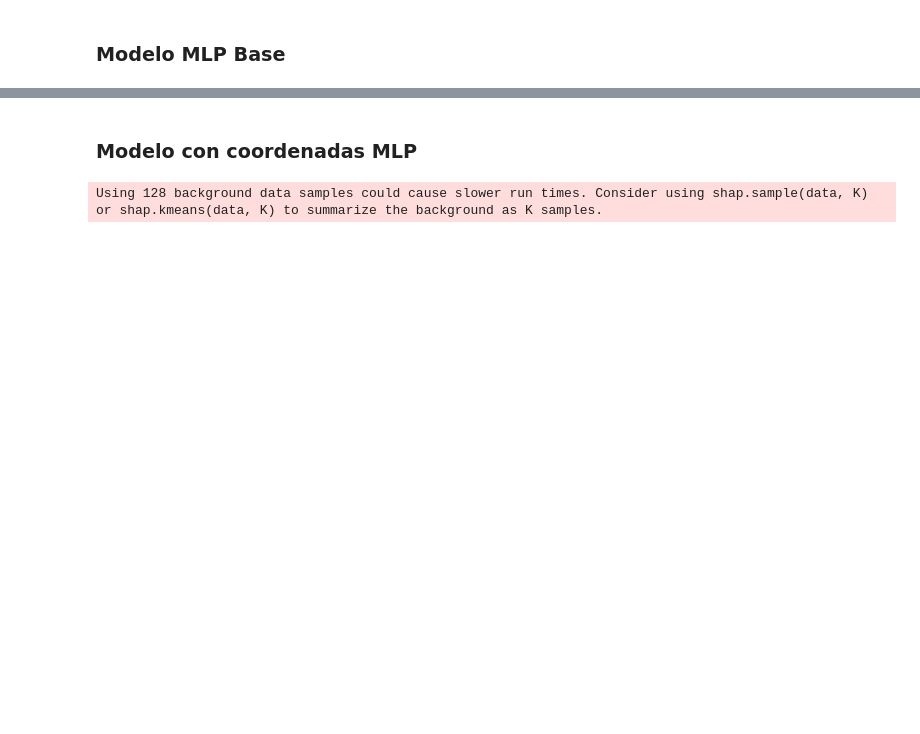
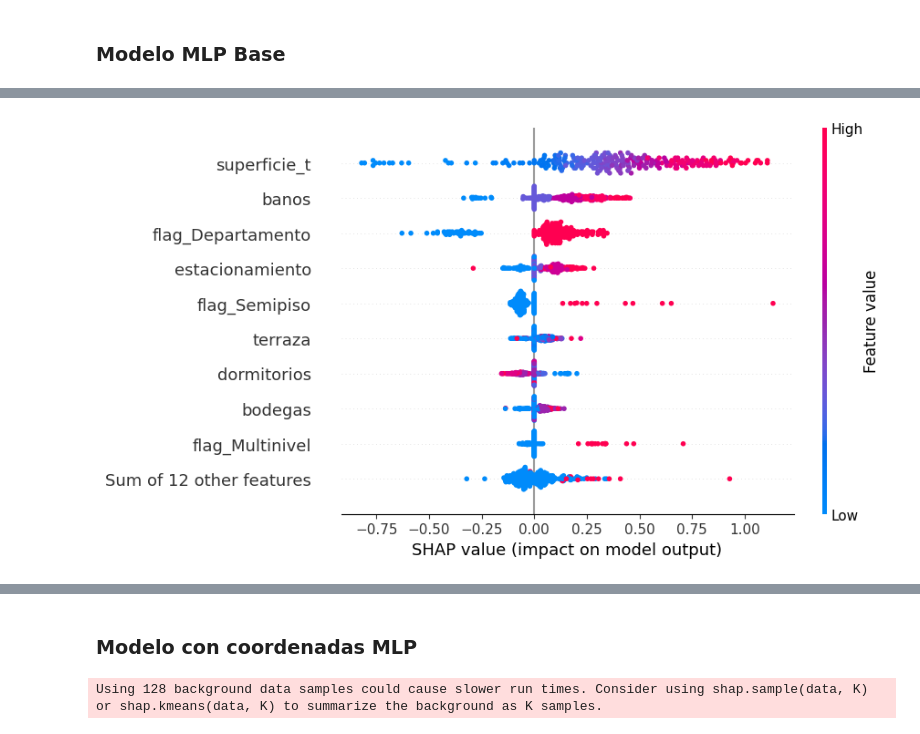
Before and after one commit to AlonsoDS/Proyecto_titulo, a Jupyter notebook: Dataset_y_modelos/SHAP_MLP.ipynb, the cells around one changed output, grey strips where cells are left out. Drawn from its saved outputs; the diff is of its cells as text; code cells hidden in the pictures; blank space fills up the shorter version.

```diff
--- a/Dataset_y_modelos/SHAP_MLP.ipynb
+++ b/Dataset_y_modelos/SHAP_MLP.ipynb
@@ -116,3 +116,16 @@ dormitorios_faltante    +     0.004790   0.001176
+# %%
+# Crea el objeto Explanation (opcional si explainer ya devuelve esto)
+shap_values_mlp = shap.Explanation(
+    values=sv,
+    base_values=explainer.expected_value,
+    data=explain_X,
+    feature_names=feature_names
+)
+
+# Beeswarm plot
+shap.plots.beeswarm(shap_values_mlp, show=True)
+# %% [output]
+[figure, added]
 # %%
 top = shap_top_mlp.copy()  # columnas: feature, sign, mean_|shap|, mean_shap
 labels = (top["sign"] + " " + top["feature"]).iloc[::-1]
```
Also changed, not shown: parts of 8 cells of this notebook, 2 other files.
